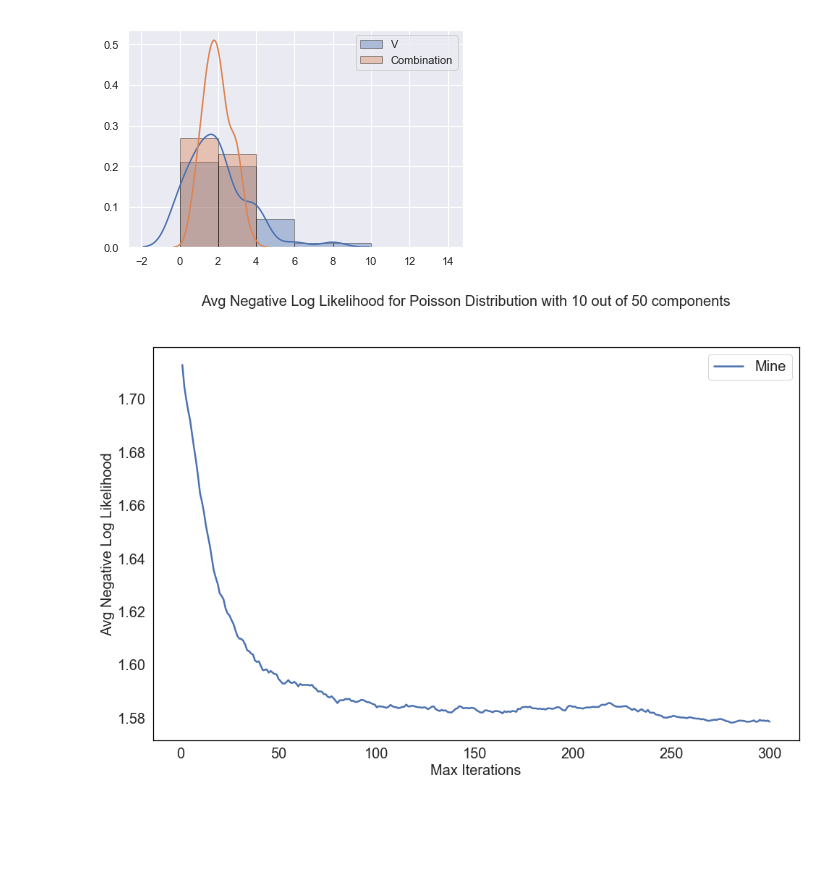
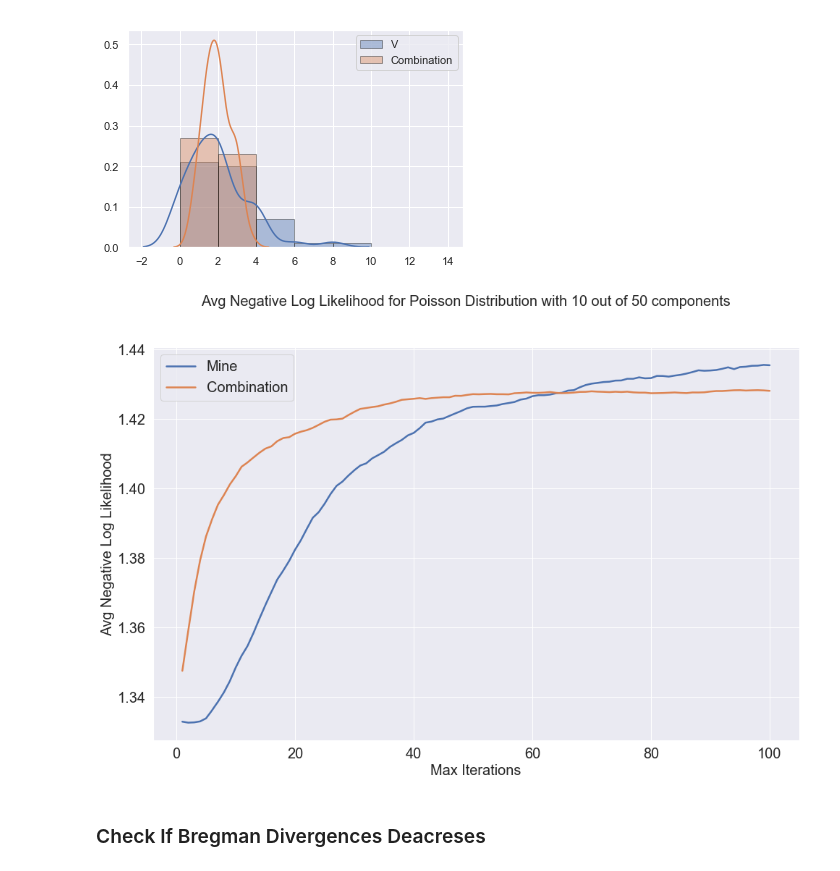
Before and after one commit to michailkoupparis/MatrixTensorFactorization, a Jupyter notebook: testPoission.ipynb, the cells around one changed output. Saved outputs shown, nothing was run; the diff lists cells and outputs as text; code cells hidden in the pictures; blank space fills up the shorter version.

```diff
--- a/testPoission.ipynb
+++ b/testPoission.ipynb
@@ -73,6 +85,6 @@ Neg Log Likelihood Between My Results and V :15308.59772507348
 rs = RandomState(76321654)
 nmfM = nmfmy(n_components=n,random_state=rs, distribution = 'gaussian')
 W, H = nmfM.fit_transform(V)
-diffM = neg_log_poisson(V, W, H)
+diffM = neg_log_poisson(V, W, H,l)
 print('Neg Log Likelihood Between My Results and V :' + str(diffM))
 # %% [output]
@@ -86,6 +98,6 @@ nmfM2 = nmfmy2(n_components=n,random_state=rs, distribution = 'poisson')
 W2 = nmfM2.fit_transform(V)
 H2 = nmfM2.components_
 
-diffM2 =neg_log_poisson(V, W2, H2)
+diffM2 =neg_log_poisson(V, W2, H2,l)
 print('Neg Log Likelihood Between My Results and V :' + str(diffM2))
 # %% [output]
@@ -160,19 +172,19 @@ for n in range(1, 51):
     errorsmy2[n-1] = diffM2
 
     # Average Negative log likelihood
-    diffS = neg_log_poisson(V, Ws, Hs)
+    diffS = neg_log_poisson(V, Ws, Hs,l)
     lsk[n-1] = diffS / (V.shape[0] * V.shape[1])
 
-    diffS2 = neg_log_poisson(V, Ws2, Hs2)
+    diffS2 = neg_log_poisson(V, Ws2, Hs2,l)
     lsk2[n-1] = diffS2 / (V.shape[0] * V.shape[1])
 
-    diffM = neg_log_poisson(V, W, H)
+    diffM = neg_log_poisson(V, W, H,l)
     lmy1[n-1] = diffM / (V.shape[0] * V.shape[1])
 
-    diffMNormal = neg_log_poisson(V, Wnormal, Hnormal)
+    diffMNormal = neg_log_poisson(V, Wnormal, Hnormal,l)
     lmyNormal[n-1] = diffMNormal / (V.shape[0] * V.shape[1])
 
-    diffM2 = neg_log_poisson(V, W2 , H2)
+    diffM2 = neg_log_poisson(V, W2 , H2,l)
     lmy2[n-1] = diffM2 / (V.shape[0] * V.shape[1])
 # %%
 fig_1 = plt.figure(figsize=(16, 10))
@@ -307,10 +319,13 @@ Original Data mean: 2.0153 std: 1.4217123161877723
 Tansformation Data : 2.0153000000000003 std: 0.7212578510955074
 [figure]
 # %%
-max_iterations = np.arange(1,301)
+max_iterations = np.arange(1,101)
 
-errorsmy = np.zeros(300)
-lmy = np.zeros(300)
+errorsmy = np.zeros(100)
+lmy = np.zeros(100)
+
+errorsmyComb = np.zeros(100)
+lmyComb = np.zeros(100)
 
 n = 10
 for max_it in max_iterations:
@@ -323,6 +338,11 @@ for max_it in max_iterations:
     nmfM = nmfmy(n_components=n,random_state=rs, max_iterations = max_it, distribution = 'poisson')
     W, H = nmfM.fit_transform(V)
 
+    #Combination
+    rs = RandomState(76321654)
+    nmfM2 = nmfmy2(n_components=n,random_state=rs, max_iter = max_it, distribution = 'poisson')
+    W2 = nmfM2.fit_transform(V)
+    H2 = nmfM2.components_
 
 
     # Mean Squared Errors
@@ -332,28 +352,43 @@ for max_it in max_iterations:
 
     # Average Neg Log Likelihoods
 
-    diffM = neg_log_poisson(V, W, H)
+    diffM = neg_log_poisson(V, W, H,l)
     lmy[max_it-1] = diffM / (V.shape[0] * V.shape[1])
+
+     # Mean Squared Errors
+
+    diffM2 = mean_squared_error(V, W2.dot(H2))
+    errorsmyComb[max_it-1] = diffM2
+
+    # Average Neg Log Likelihoods
+
+    diffM2 = neg_log_poisson(V, W2, H2,l)
+    lmyComb[max_it-1] = diffM2 / (V.shape[0] * V.shape[1])
 # %%
 fig_1 = plt.figure(figsize=(16, 10))
 ax_1 = fig_1.add_subplot(111)
 
 
 ax_1.plot(max_iterations,
                   lmy, label="Mine", linewidth=2.5)
+
+ax_1.plot(max_iterations,
+                  lmyComb, label="Combination", linewidth=2.5)
 
 for item in ([ax_1.title, ax_1.xaxis.label, ax_1.yaxis.label] +
              ax_1.get_xticklabels() + ax_1.get_yticklabels()):
     item.set_fontsize(20)
 
 ax_1.legend(loc=0, fontsize = 20)
 plt.rcParams['axes.facecolor']='white'
 plt.rcParams['savefig.facecolor']='white'
 plt.rcParams['axes.edgecolor'] = 'black'
 
 ax_1.set_xlabel('Max Iterations')
 ax_1.set_ylabel('Avg Negative Log Likelihood')
 fig_1.suptitle('Avg Negative Log Likelihood for Poisson Distribution with 10 out of 50 components', fontsize = 20)
 fig_1.savefig('AverageProbabilityNMFPoissonMaxIterations.pdf')
 # %% [output]
-[figure, old version]
+[figure, new version]
+# %% [markdown]
+### Check If Bregman Divergences Deacreses
```
Also changed, not shown: parts of 12 cells of this notebook, 31 other files.
